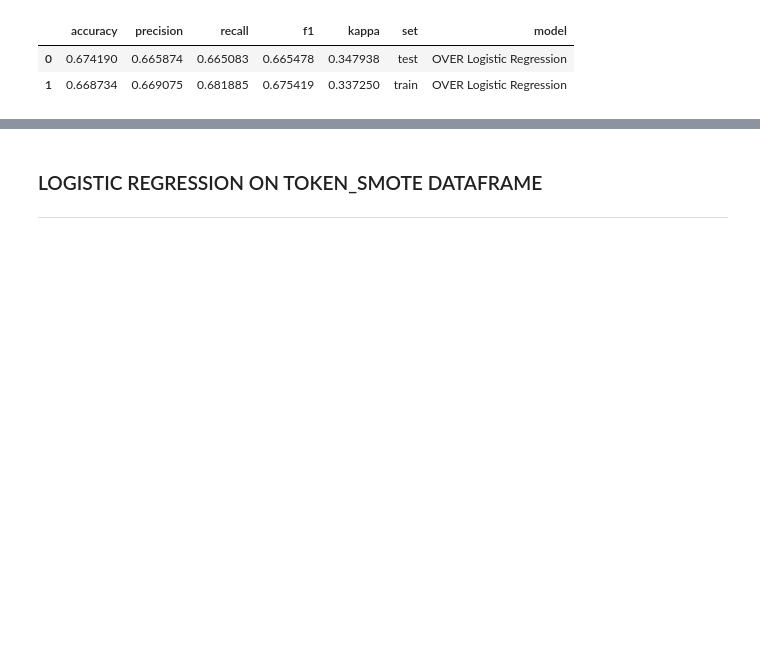
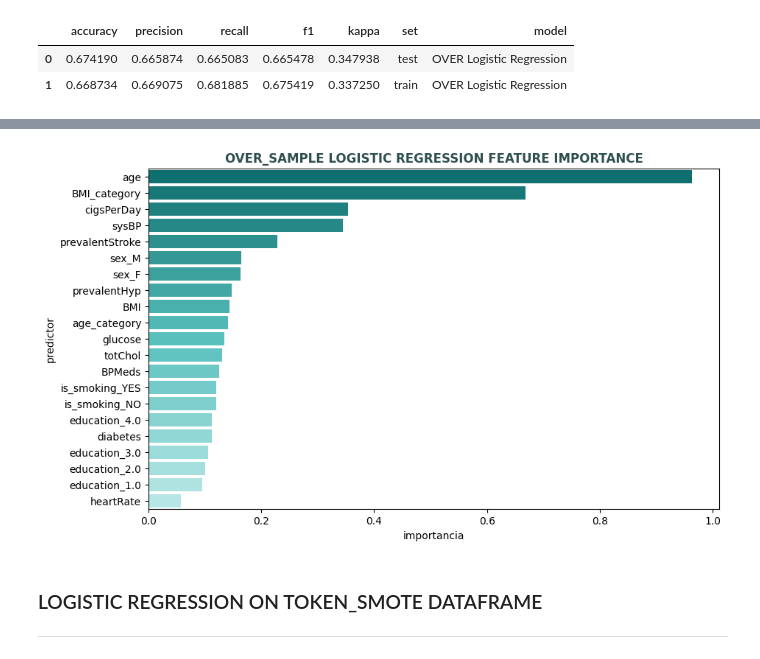
Before and after one commit to NataliaBarquin/Cardiovascular_risk_prediction, a Jupyter notebook: notebooks/3_logistic_regression.ipynb, the cells around one changed output, grey strips where cells are left out. Cells and saved outputs as stored; diff of their text form; code cells hidden in the pictures; blank space fills up the shorter version.

```diff
--- a/notebooks/3_logistic_regression.ipynb
+++ b/notebooks/3_logistic_regression.ipynb
@@ -97,8 +121,10 @@ df_over.head()
 5 rows × 22 columns
 # %%
 response_var = 'TenYearCHD'
+# %%
+title_df_over = 'over_sample'
 # %%
-log_regression_over = Logistic_Regression(df_over, response_var)
+log_regression_over = Logistic_Regression(df_over, response_var, title_df_over)
 # %%
 log_regression_over.fit_model()
 # %%
@@ -115,3 +161,7 @@ lr_over_results
+# %%
+log_regression_over.create_barplot_feature_importance()
+# %% [output]
+[figure, added]
 # %% [markdown]
 ###  LOGISTIC REGRESSION  ON TOKEN_SMOTE DATAFRAME
 
```
Also changed, not shown: parts of 8 cells of this notebook, 3 other files.
